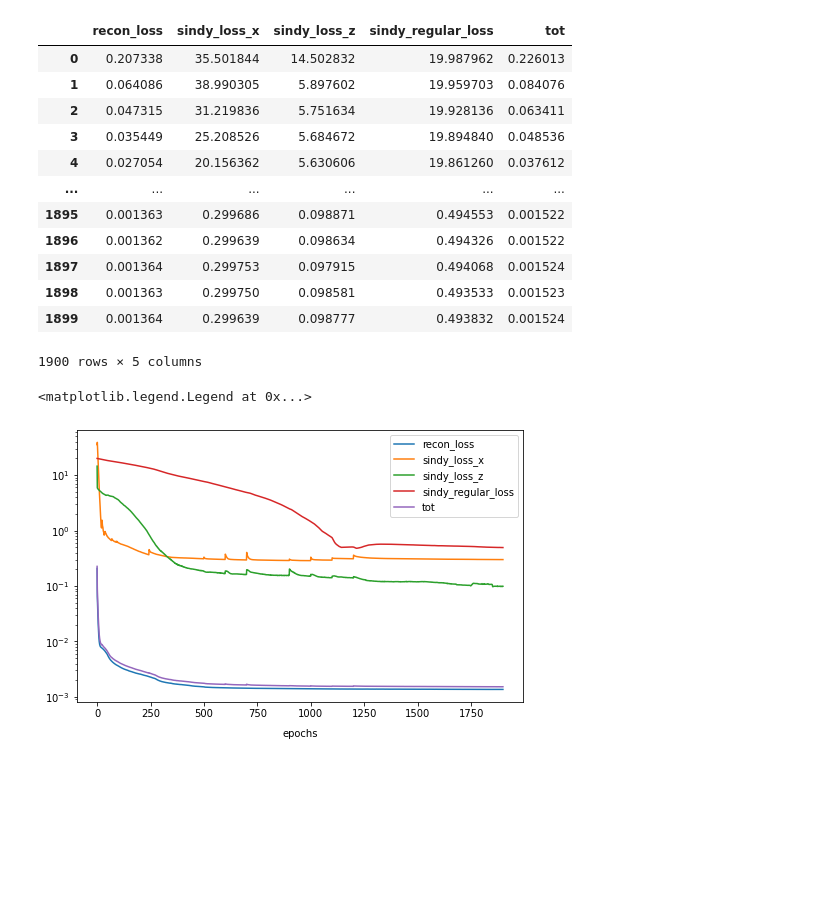
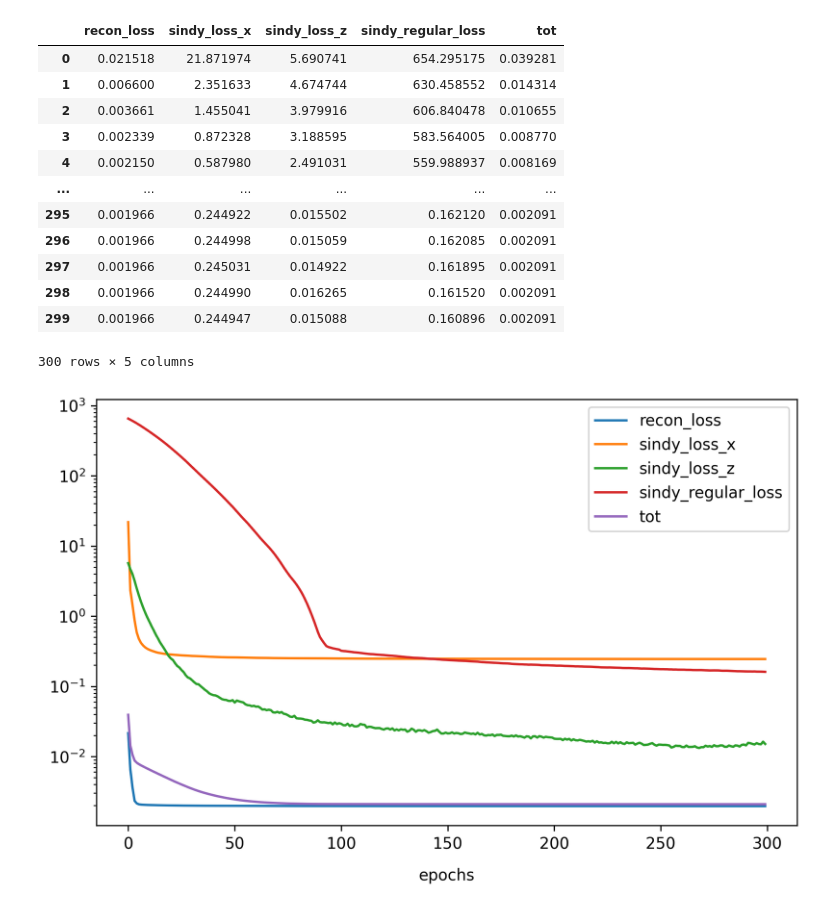
Before and after one commit to pietro-sillano/SindyPendulum, a Jupyter notebook: plot_loss.ipynb, the cells around one changed output. Drawn from its saved outputs; the diff is of its cells as text; code cells hidden in the pictures; blank space fills up the shorter version.

```diff
--- a/plot_loss.ipynb
+++ b/plot_loss.ipynb
@@ -3,26 +3,27 @@ import pandas as pd
 import csv
 import matplotlib.pyplot as plt
 # %%
-path = '../model/' # con regolarizzatore a 1e-3 non avrá senso spero
-#path = '../model_zero/' #con regolarizzatore a zero
-#path = '../model_alphae6/'  # con regolarizzatore a 1e-6
+#path = '../model/' # con regolarizzatore a 1e-3 non avrá senso spero
+#path = '../model_zero_ufficiale/' #con regolarizzatore a zero
+path = '../model_1e5/'  # con regolarizzatore a 1e-6
+path = '../model/'
 
-t = 1900
+t = 300
 # %%
 loss_list = pd.read_csv(path + 'data_'+str(t)+'epochs'+'.csv', header=0, index_col=False, squeeze=False)
 loss_list.pop('Unnamed: 0')
 loss_list
 # %% [output]
 |  | recon_loss | sindy_loss_x | sindy_loss_z | sindy_regular_loss | tot |
-| 0 | 0.207338 | 35.501844 | 14.502832 | 19.987962 | 0.226013 |
-| 1 | 0.064086 | 38.990305 | 5.897602 | 19.959703 | 0.084076 |
-| 2 | 0.047315 | 31.219836 | 5.751634 | 19.928136 | 0.063411 |
-| 3 | 0.035449 | 25.208526 | 5.684672 | 19.894840 | 0.048536 |
-| 4 | 0.027054 | 20.156362 | 5.630606 | 19.861260 | 0.037612 |
+| 0 | 0.021518 | 21.871974 | 5.690741 | 654.295175 | 0.039281 |
+| 1 | 0.006600 | 2.351633 | 4.674744 | 630.458552 | 0.014314 |
+| 2 | 0.003661 | 1.455041 | 3.979916 | 606.840478 | 0.010655 |
+| 3 | 0.002339 | 0.872328 | 3.188595 | 583.564005 | 0.008770 |
+| 4 | 0.002150 | 0.587980 | 2.491031 | 559.988937 | 0.008169 |
 | ... | ... | ... | ... | ... | ... |
-| 1895 | 0.001363 | 0.299686 | 0.098871 | 0.494553 | 0.001522 |
-| 1896 | 0.001362 | 0.299639 | 0.098634 | 0.494326 | 0.001522 |
-| 1897 | 0.001364 | 0.299753 | 0.097915 | 0.494068 | 0.001524 |
-| 1898 | 0.001363 | 0.299750 | 0.098581 | 0.493533 | 0.001523 |
-| 1899 | 0.001364 | 0.299639 | 0.098777 | 0.493832 | 0.001524 |
+| 295 | 0.001966 | 0.244922 | 0.015502 | 0.162120 | 0.002091 |
+| 296 | 0.001966 | 0.244998 | 0.015059 | 0.162085 | 0.002091 |
+| 297 | 0.001966 | 0.245031 | 0.014922 | 0.161895 | 0.002091 |
+| 298 | 0.001966 | 0.244990 | 0.016265 | 0.161520 | 0.002091 |
+| 299 | 0.001966 | 0.244947 | 0.015088 | 0.160896 | 0.002091 |
-1900 rows × 5 columns
+300 rows × 5 columns
@@ -29,17 +48,23 @@ loss_list
 # %%
 xsize = 8
 ysize = 5
 
 #fig, ax = plt.subplots(figsize=(xsize, ysize))
 
-plt.figure(figsize=(xsize, ysize))
+plt.figure(figsize=(xsize, ysize),dpi = 300)
 for key in loss_list.keys():
     plt.semilogy(loss_list[key],label = key)
     #plt.plot(loss_list[key],label = key)
 
 plt.xlabel('epochs', labelpad = 10)
-plt.savefig(path + 'plot/loss'+'.png', dpi = 300, pad_inches = .1, bbox_inches = 'tight')
 plt.legend()
+plt.savefig(path + 'plot/loss'+'.png', dpi = 300, pad_inches = .1,)
+
+
+
+#fig, ax = plt.subplots()
+#for key in loss_list.keys():
+#    ax.semilogy(loss_list[key],label = key)
+#ax.legend(loc="best")
 # %% [output]
-<matplotlib.legend.Legend at 0x...>
-[figure, old version]
+[figure, new version]
```
Also changed, not shown: parts of 8 cells of this notebook, 5 other files.
